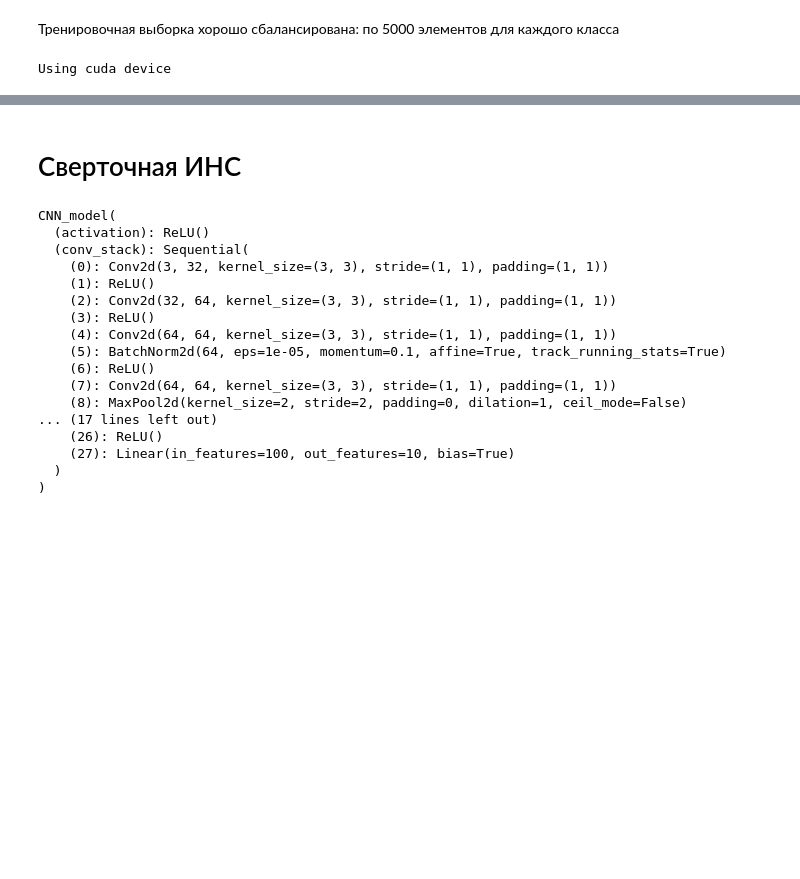
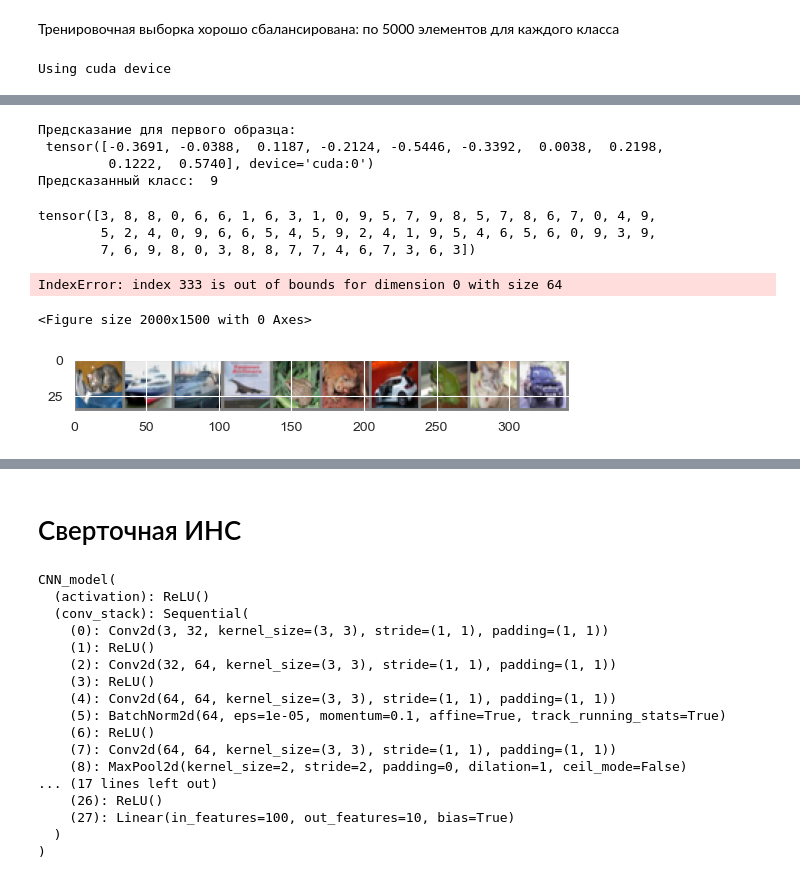
Before and after one commit to ex3del/Pad_jupiter, a Jupyter notebook: cifar_final.ipynb, the cells around one changed output, grey strips where cells are left out. Cells and saved outputs as stored; diff of their text form; code cells hidden in the pictures; blank space fills up the shorter version.

```diff
--- a/cifar_final.ipynb
+++ b/cifar_final.ipynb
@@ -301,0 +342,39 @@ plt.show()
+# %%
+
+imgs, labels = next(iter(test_dataloader))
+pred = model(imgs.to(device))
+imgs = torch.reshape(imgs, (64, 3, 32, 32))
+imgs = imgs[:64]
+pred = pred[:64].detach()
+print("Предсказание для первого образца:\n", pred[0])
+digits = np.argmax(pred.cpu().numpy(), axis=1)
+print("Предсказанный класс: ", digits[0])
+# %% [output]
+Предсказание для первого образца:
+ tensor([-0.3691, -0.0388,  0.1187, -0.2124, -0.5446, -0.3392,  0.0038,  0.2198,
+         0.1222,  0.5740], device='cuda:0')
+Предсказанный класс:  9
+# %%
+labels
+# %% [output]
+tensor([3, 8, 8, 0, 6, 6, 1, 6, 3, 1, 0, 9, 5, 7, 9, 8, 5, 7, 8, 6, 7, 0, 4, 9,
+        5, 2, 4, 0, 9, 6, 6, 5, 4, 5, 9, 2, 4, 1, 9, 5, 4, 6, 5, 6, 0, 9, 3, 9,
+        7, 6, 9, 8, 0, 3, 8, 8, 7, 7, 4, 6, 7, 3, 6, 3])
+# %%
+plt.figure(figsize=(20, 15))
+for i in range(64):
+    img = imgs[i]
+
+    plt.subplot(8, 8, i + 1)
+    plt.title(
+        "Пред-ие: " + str(digits[i]) + " Метка: " + str(labels[i].numpy())
+    )  # predicted and real values
+    plt.axis("off")
+    imshow(torchvision.utils.make_grid(img))
+# %% [output]
+IndexError: index 333 is out of bounds for dimension 0 with size 64
+<Figure size 2000x1500 with 0 Axes>
+# %%
+imshow(torchvision.utils.make_grid(imgs[:10], nrow=10))
+# %% [output]
+[figure, added]
```
Also changed, not shown: parts of 19 cells of this notebook, 3 other files.
